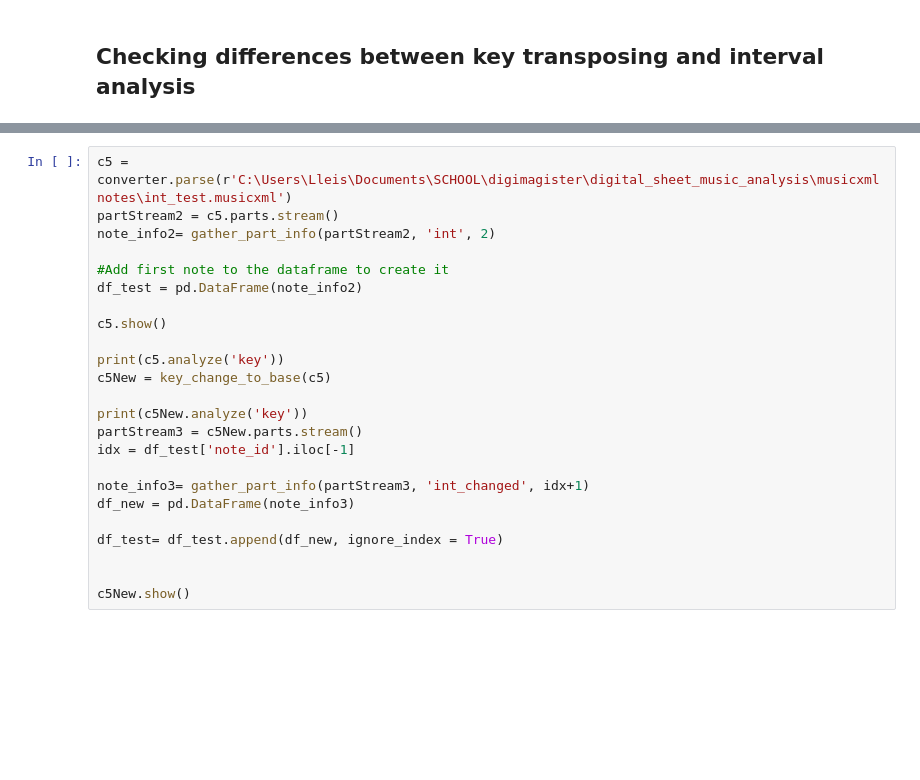
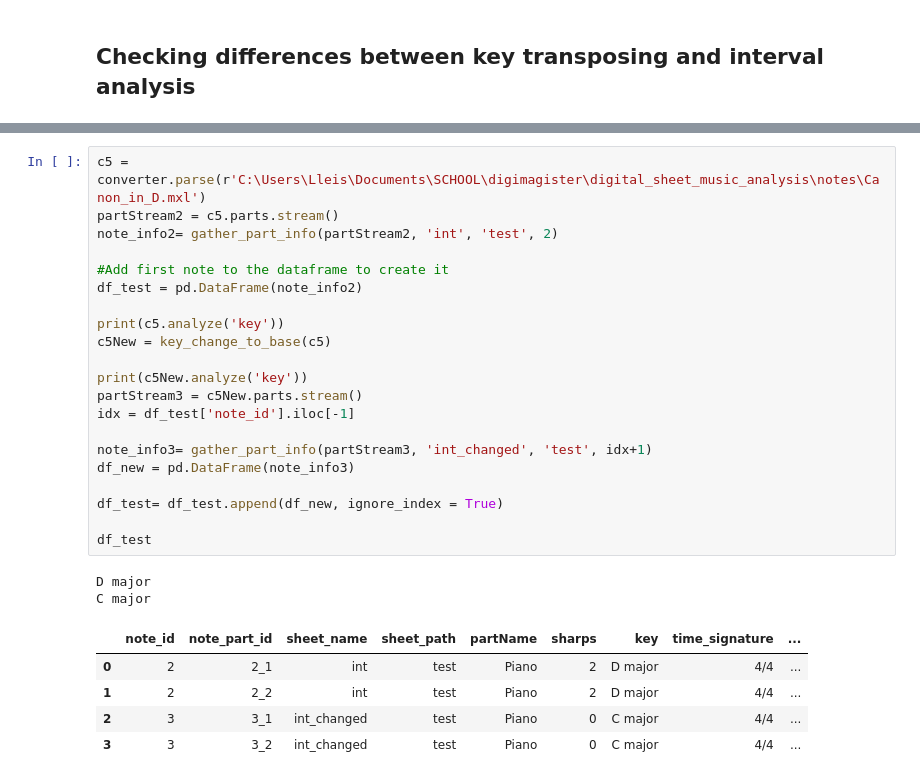
Before and after one commit to LudvigL123/digital_sheet_music_analysis, a Jupyter notebook: diginote.ipynb, the cells around one changed output, grey strips where cells are left out. Drawn from its saved outputs; the diff is of its cells as text; blank space fills up the shorter version.

```diff
--- a/diginote.ipynb
+++ b/diginote.ipynb
@@ -964,24 +939,29 @@ for i in range(len(lst1)):
 # %%
-c5 = converter.parse(r'C:\Users\Lleis\Documents\SCHOOL\digimagister\digital_sheet_music_analysis\musicxml notes\int_test.musicxml')
+c5 = converter.parse(r'C:\Users\Lleis\Documents\SCHOOL\digimagister\digital_sheet_music_analysis\notes\Canon_in_D.mxl')
 partStream2 = c5.parts.stream()
-note_info2= gather_part_info(partStream2, 'int', 2)
+note_info2= gather_part_info(partStream2, 'int', 'test', 2)
 
 #Add first note to the dataframe to create it
 df_test = pd.DataFrame(note_info2)
-
-c5.show()
 
 print(c5.analyze('key'))
 c5New = key_change_to_base(c5)
 
 print(c5New.analyze('key'))
 partStream3 = c5New.parts.stream()
 idx = df_test['note_id'].iloc[-1]
 
-note_info3= gather_part_info(partStream3, 'int_changed', idx+1)
+note_info3= gather_part_info(partStream3, 'int_changed', 'test', idx+1)
 df_new = pd.DataFrame(note_info3)
 
 df_test= df_test.append(df_new, ignore_index = True)
 
-
-c5New.show()
+df_test
+# %% [output]
+D major
+C major
+|  | note_id | note_part_id | sheet_name | sheet_path | partName | sharps | key | time_signature | ... |
+| 0 | 2 | 2_1 | int | test | Piano | 2 | D major | 4/4 | ... |
+| 1 | 2 | 2_2 | int | test | Piano | 2 | D major | 4/4 | ... |
+| 2 | 3 | 3_1 | int_changed | test | Piano | 0 | C major | 4/4 | ... |
+| 3 | 3 | 3_2 | int_changed | test | Piano | 0 | C major | 4/4 | ... |
```
Also changed, not shown: parts of 41 cells of this notebook, 3 other files.
